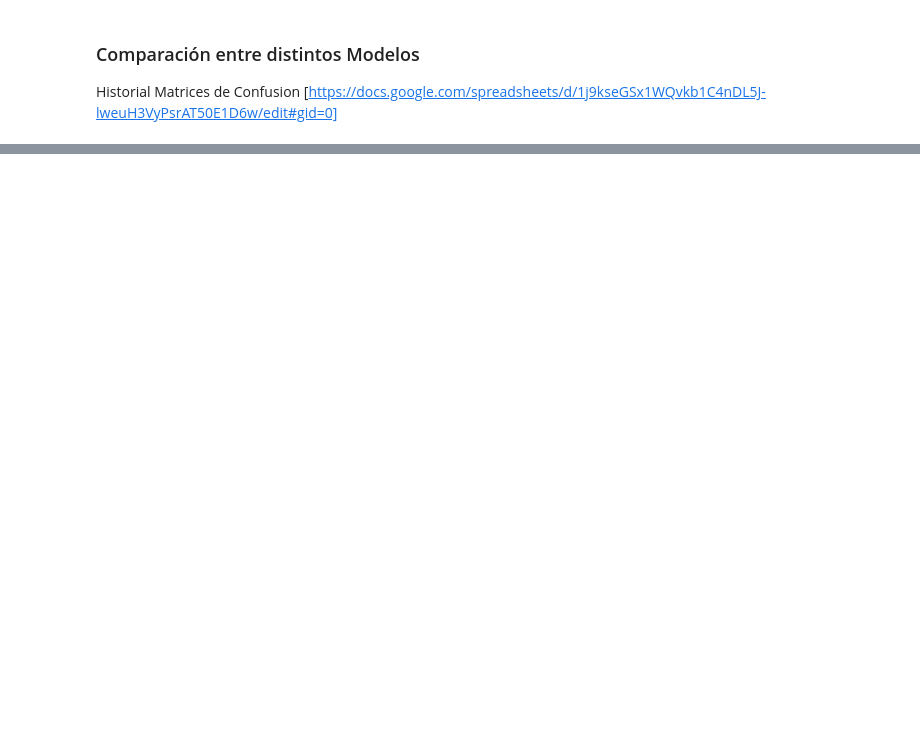
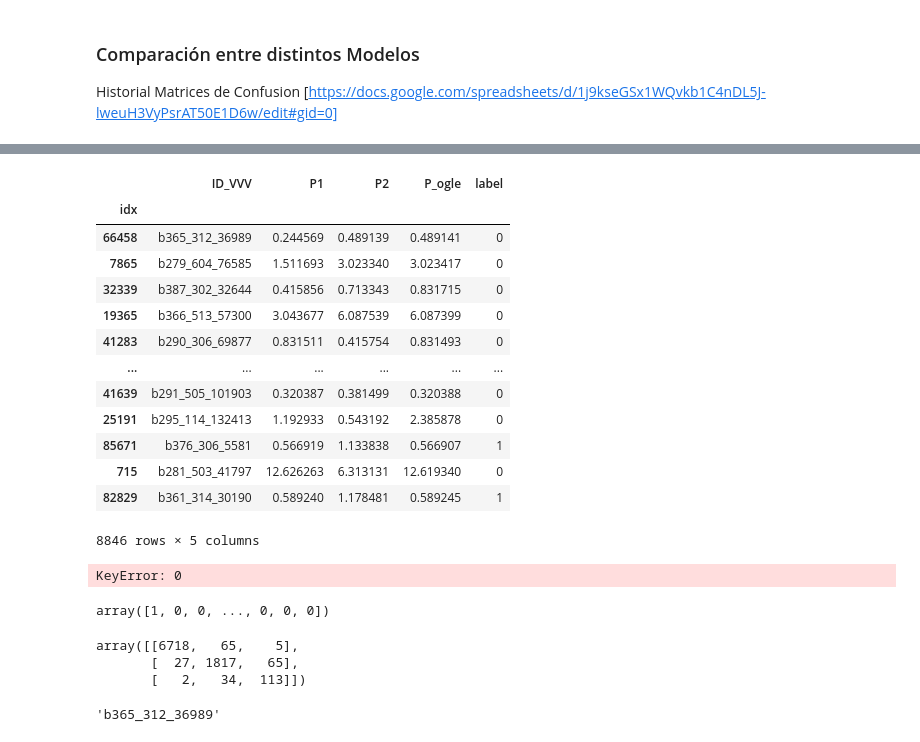
Before and after one commit to aemh00/tesis, a Jupyter notebook: notebooks/tesis_LightCurveClassifier_v03.ipynb, the cells around one changed output, grey strips where cells are left out. Drawn from its saved outputs; the diff is of its cells as text; code cells hidden in the pictures; blank space fills up the shorter version.

```diff
--- a/notebooks/tesis_LightCurveClassifier_v03.ipynb
+++ b/notebooks/tesis_LightCurveClassifier_v03.ipynb
@@ -486,13 +709,13 @@ array([67873, 19087,  1494])
 # %% [markdown]
 ### Dataloaders
 # %%
-train_test_idx, valid_idx = get_train_test_ids(df_meta,test_size=0.1)
+train_valid_idx, test_idx = get_train_test_ids(df_meta,test_size=0.1)
 # usar valid_idx sólo para validar, matriz de confusion final
 
 # pasamos de tipo Int64Index a int32
-train_test_idx, valid_idx = np.array(train_test_idx,dtype='int32'), np.array(valid_idx, dtype='int32')
+#train_valid_idx, test_idx = np.array(train_valid_idx,dtype='int32'), np.array(test_idx, dtype='int32')
 
 # slice por iloc del df_meta
-df_train = df_meta.iloc[train_test_idx]
+df_train = df_meta.loc[train_valid_idx]
 # sub dividir train_test_idx para train y test (un 20%)
-train_idx, test_idx = get_train_test_ids(df_train, test_size=0.2)
+train_idx, valid_idx = get_train_test_ids(df_train, test_size=0.2)
@@ -1046,12 +1415,9 @@ besto.load_state_dict(torch.load(path_full,map_location='cuda:0')['model_state_d
 # %%
-valid_loader= DataLoader(VVV,
-                         sampler=SubsetRandomSampler(valid_idx),
-                         batch_size=32, shuffle=False)
-train_idx, test_idx = list(train_idx), list(test_idx)
+train_idx, valid_idx = list(train_idx), list(valid_idx)
 train_loader = DataLoader(VVV,
                         sampler=SubsetRandomSampler(train_idx),
                         batch_size=32, shuffle=False)
 
-test_loader = DataLoader(VVV,
-                        sampler=SubsetRandomSampler(test_idx),
+valid_loader = DataLoader(VVV,
+                        sampler=SubsetRandomSampler(valid_idx),
                         batch_size=64, shuffle=False)
@@ -1138,0 +1659,21 @@ Historial Matrices de Confusion [https://docs.google.com/spreadsheets/d/1j9kseGS
+# %%
+df_meta.iloc[test_idx]
+# %% [output]
+|  | ID_VVV | P1 | P2 | P_ogle | label |
+| idx |  |  |  |  |  |
+| 66458 | b365_312_36989 | 0.244569 | 0.489139 | 0.489141 | 0 |
+| 7865 | b279_604_76585 | 1.511693 | 3.023340 | 3.023417 | 0 |
+| 32339 | b387_302_32644 | 0.415856 | 0.713343 | 0.831715 | 0 |
+| 19365 | b366_513_57300 | 3.043677 | 6.087539 | 6.087399 | 0 |
+| 41283 | b290_306_69877 | 0.831511 | 0.415754 | 0.831493 | 0 |
+| ... | ... | ... | ... | ... | ... |
+| 41639 | b291_505_101903 | 0.320387 | 0.381499 | 0.320388 | 0 |
+| 25191 | b295_114_132413 | 1.192933 | 0.543192 | 2.385878 | 0 |
+| 85671 | b376_306_5581 | 0.566919 | 1.133838 | 0.566907 | 1 |
+| 715 | b281_503_41797 | 12.626263 | 6.313131 | 12.619340 | 0 |
+| 82829 | b361_314_30190 | 0.589240 | 1.178481 | 0.589245 | 1 |
+8846 rows × 5 columns
+# %%
+VVV_test = LightCurve_Dataset(df_meta.loc[test_idx])
+# %% [output]
+KeyError: 0
@@ -1138,0 +1688,15 @@ Historial Matrices de Confusion [https://docs.google.com/spreadsheets/d/1j9kseGS
+# %%
+y_p
+# %% [output]
+array([1, 0, 0, ..., 0, 0, 0])
+# %%
+cm = confusion_matrix(y_t,y_p)
+cm
+# %% [output]
+array([[6718,   65,    5],
+       [  27, 1817,   65],
+       [   2,   34,  113]])
+# %%
+VVV.name[test_idx[0]]
+# %% [output]
+'b365_312_36989'
```
Also changed, not shown: parts of 97 cells of this notebook, 13 other files.
